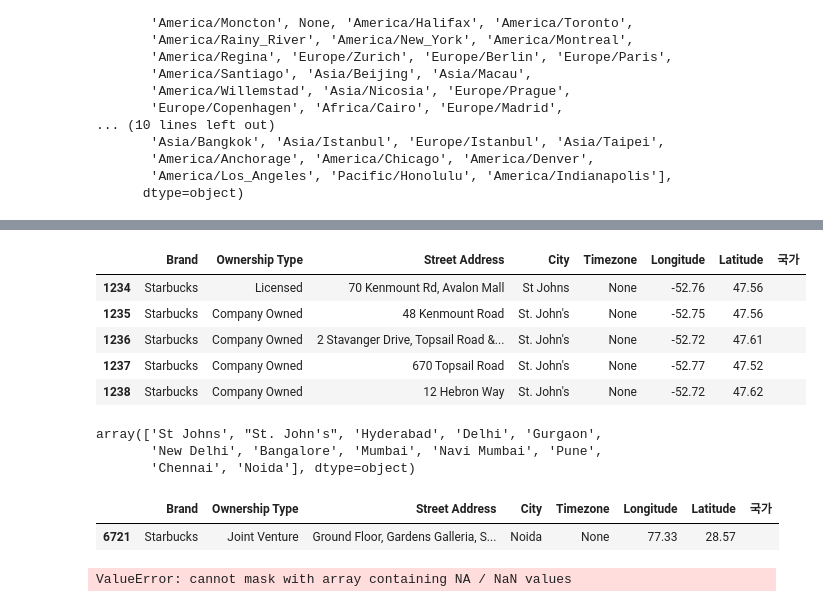
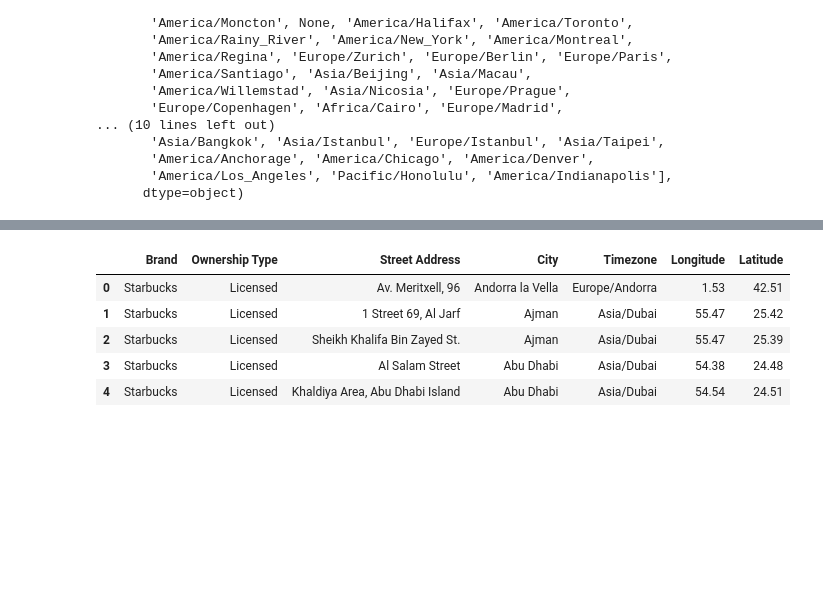
Before and after one commit to young-hun-jo/KaggleStruggle, a Jupyter notebook: starbucks_location/Starbucks_location_worldwide.ipynb, the cells around one changed output, grey strips where cells are left out. Saved outputs shown, nothing was run; the diff lists cells and outputs as text; code cells hidden in the pictures; blank space fills up the shorter version.

Commit message:
try to split Timezone column

```diff
--- a/starbucks_location/Starbucks_location_worldwide.ipynb
+++ b/starbucks_location/Starbucks_location_worldwide.ipynb
@@ -133,20 +142,9 @@ none_timezone = df.loc[(df['Timezone'].isnull()) & (df['City'] != None)]
 # %%
-none_timezone.head()
+df.head()
 # %% [output]
-|  | Brand | Ownership Type | Street Address | City | Timezone | Longitude | Latitude | 국가 |
-| 1234 | Starbucks | Licensed | 70 Kenmount Rd, Avalon Mall | St Johns | None | -52.76 | 47.56 |  |
-| 1235 | Starbucks | Company Owned | 48 Kenmount Road | St. John's | None | -52.75 | 47.56 |  |
-| 1236 | Starbucks | Company Owned | 2 Stavanger Drive, Topsail Road &... | St. John's | None | -52.72 | 47.61 |  |
-| 1237 | Starbucks | Company Owned | 670 Topsail Road | St. John's | None | -52.77 | 47.52 |  |
-| 1238 | Starbucks | Company Owned | 12 Hebron Way | St. John's | None | -52.72 | 47.62 |  |
+|  | Brand | Ownership Type | Street Address | City | Timezone | Longitude | Latitude |
+| 0 | Starbucks | Licensed | Av. Meritxell, 96 | Andorra la Vella | Europe/Andorra | 1.53 | 42.51 |
+| 1 | Starbucks | Licensed | 1 Street 69, Al Jarf | Ajman | Asia/Dubai | 55.47 | 25.42 |
+| 2 | Starbucks | Licensed | Sheikh Khalifa Bin Zayed St. | Ajman | Asia/Dubai | 55.47 | 25.39 |
+| 3 | Starbucks | Licensed | Al Salam Street | Abu Dhabi | Asia/Dubai | 54.38 | 24.48 |
+| 4 | Starbucks | Licensed | Khaldiya Area, Abu Dhabi Island | Abu Dhabi | Asia/Dubai | 54.54 | 24.51 |
-# %%
-none_timezone['City'].unique()
-# %% [output]
-array(['St Johns', "St. John's", 'Hyderabad', 'Delhi', 'Gurgaon',
-       'New Delhi', 'Bangalore', 'Mumbai', 'Navi Mumbai', 'Pune',
-       'Chennai', 'Noida'], dtype=object)
-# %%
-none_timezone.loc[none_timezone['City'] == 'Noida']
-# %% [output]
-|  | Brand | Ownership Type | Street Address | City | Timezone | Longitude | Latitude | 국가 |
-| 6721 | Starbucks | Joint Venture | Ground Floor, Gardens Galleria, S... | Noida | None | 77.33 | 28.57 |  |
@@ -169,4 +150,0 @@ none_timezone.loc[none_timezone['City'] == 'Noida']
-# %%
-df.loc[df['City'].str.contains("Hyberabad|Delhi|Gurgaon|New Delhi|Bangalore|Mumbai|NaviMumbai|Pune|Chennai|Noida"), 'Timezone'] = 'India/India'
-# %% [output]
-ValueError: cannot mask with array containing NA / NaN values
```
Also changed, not shown: parts of 14 cells of this notebook.
